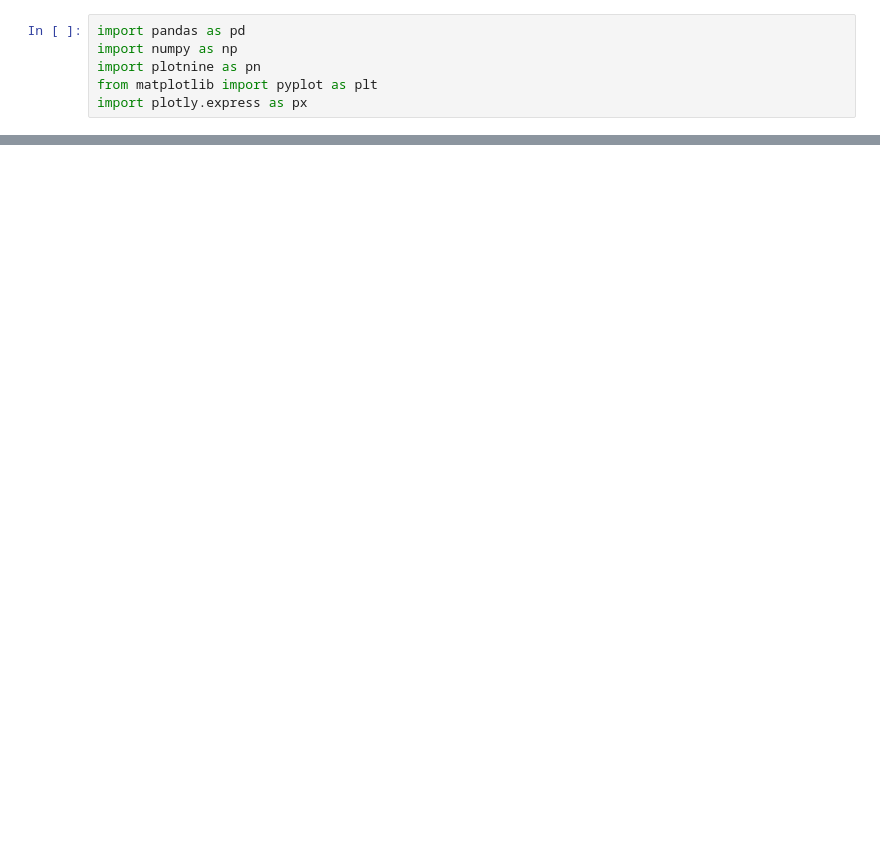
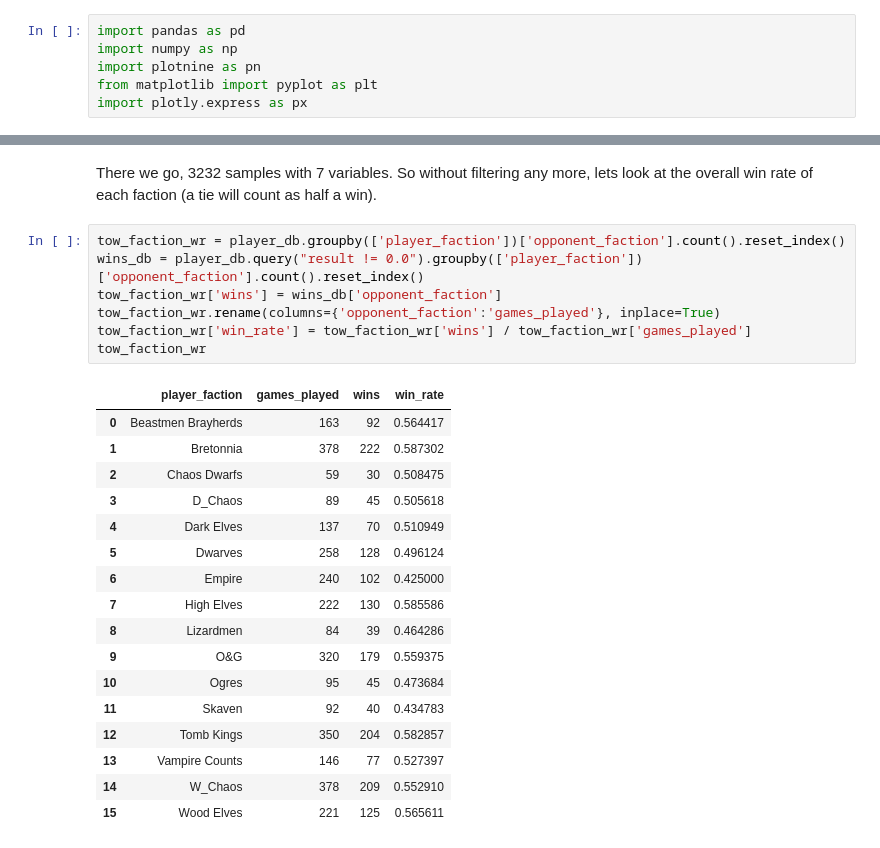
Before and after one commit to jacoblundeen/tow_analysis, a Jupyter notebook: tow_analysis.ipynb, the cells around one changed output, grey strips where cells are left out. Saved outputs shown, nothing was run; the diff lists cells and outputs as text; blank space fills up the shorter version.

```diff
--- a/tow_analysis.ipynb
+++ b/tow_analysis.ipynb
@@ -85,0 +71,27 @@ display(player_db)
+# %% [markdown]
+There we go, 3232 samples with 7 variables. So without filtering any more, lets look at the overall win rate of each faction (a tie will count as half a win).
+# %%
+tow_faction_wr = player_db.groupby(['player_faction'])['opponent_faction'].count().reset_index()
+wins_db = player_db.query("result != 0.0").groupby(['player_faction'])['opponent_faction'].count().reset_index()
+tow_faction_wr['wins'] = wins_db['opponent_faction']
+tow_faction_wr.rename(columns={'opponent_faction':'games_played'}, inplace=True)
+tow_faction_wr['win_rate'] = tow_faction_wr['wins'] / tow_faction_wr['games_played']
+tow_faction_wr
+# %% [output]
+|  | player_faction | games_played | wins | win_rate |
+| 0 | Beastmen Brayherds | 163 | 92 | 0.564417 |
+| 1 | Bretonnia | 378 | 222 | 0.587302 |
+| 2 | Chaos Dwarfs | 59 | 30 | 0.508475 |
+| 3 | D_Chaos | 89 | 45 | 0.505618 |
+| 4 | Dark Elves | 137 | 70 | 0.510949 |
+| 5 | Dwarves | 258 | 128 | 0.496124 |
+| 6 | Empire | 240 | 102 | 0.425000 |
+| 7 | High Elves | 222 | 130 | 0.585586 |
+| 8 | Lizardmen | 84 | 39 | 0.464286 |
+| 9 | O&G | 320 | 179 | 0.559375 |
+| 10 | Ogres | 95 | 45 | 0.473684 |
+| 11 | Skaven | 92 | 40 | 0.434783 |
+| 12 | Tomb Kings | 350 | 204 | 0.582857 |
+| 13 | Vampire Counts | 146 | 77 | 0.527397 |
+| 14 | W_Chaos | 378 | 209 | 0.552910 |
+| 15 | Wood Elves | 221 | 125 | 0.565611 |
```
Also changed, not shown: parts of 19 cells of this notebook.
